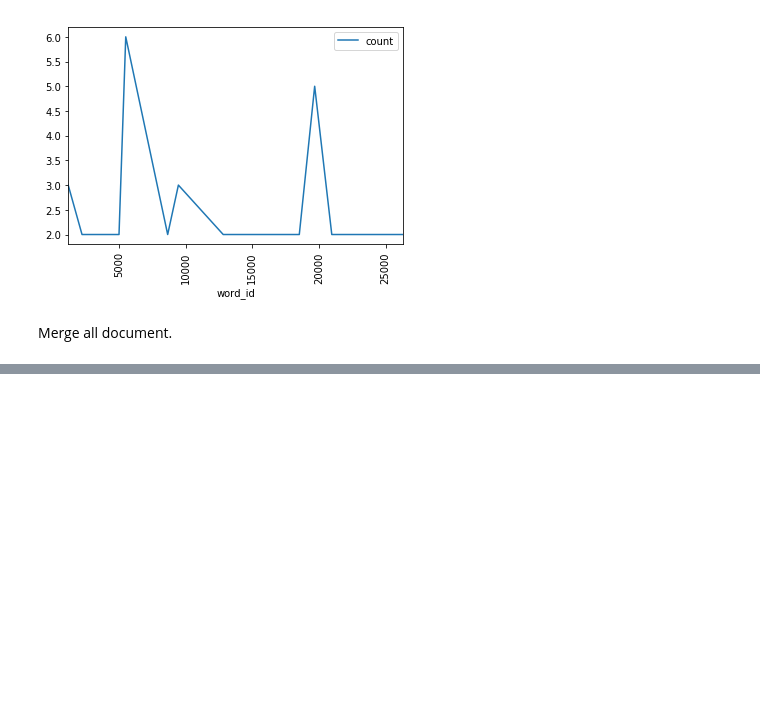
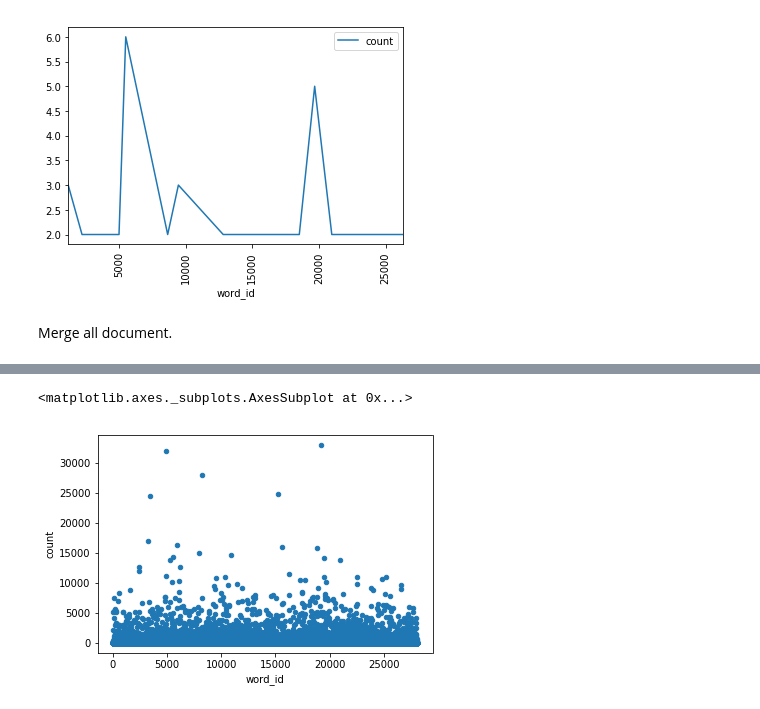
Before and after one commit to LuigiCerone/Hotel-Reviews-Data-Analysis, a Jupyter notebook: Bag_of_words.ipynb, the cells around one changed output, grey strips where cells are left out. Cells and saved outputs as stored; diff of their text form; code cells hidden in the pictures; blank space fills up the shorter version.

```diff
--- a/Bag_of_words.ipynb
+++ b/Bag_of_words.ipynb
@@ -233,0 +255,6 @@ prova1.plot(x='word', y='count', kind='bar')
+# %%
+test = merged.groupby(by=['word_id','word'], as_index=False)['count'].sum()
+test.plot(kind='scatter',x='word_id', y='count')
+# %% [output]
+<matplotlib.axes._subplots.AxesSubplot at 0x...>
+[figure, added]
```
Also changed, not shown: parts of 16 cells of this notebook, 3 other files.
